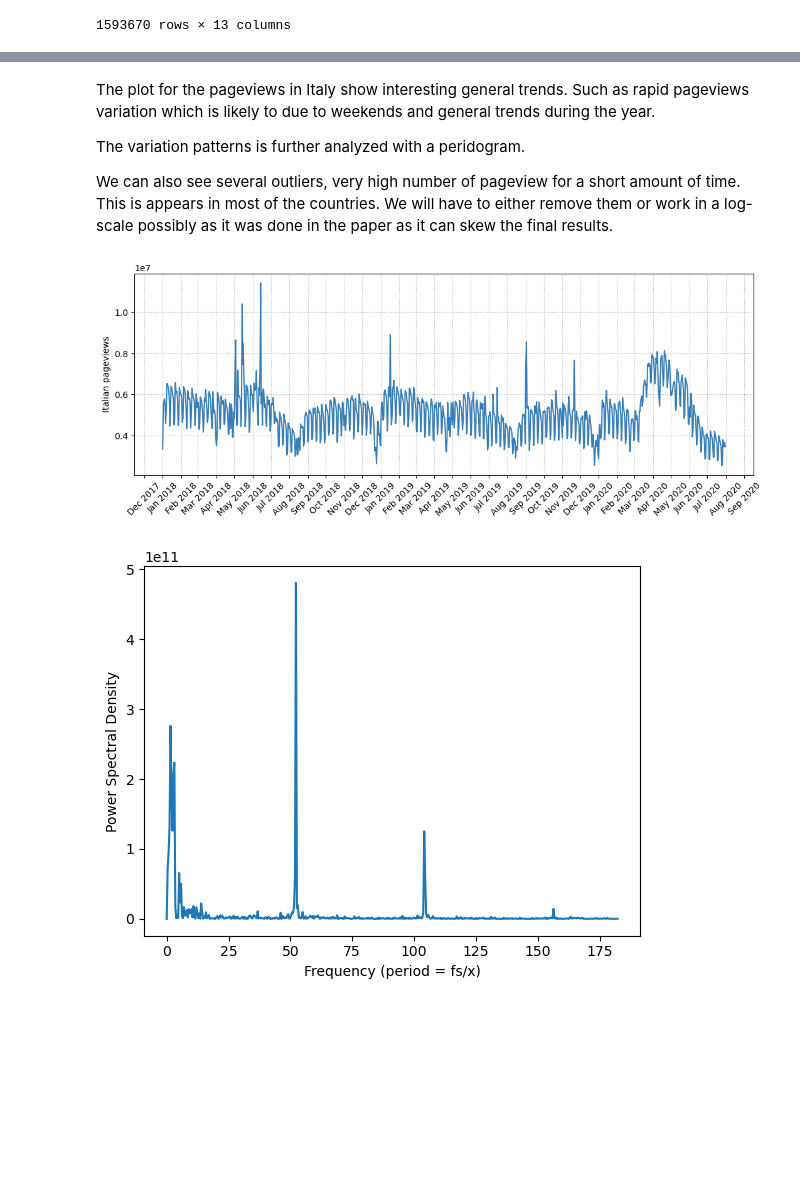
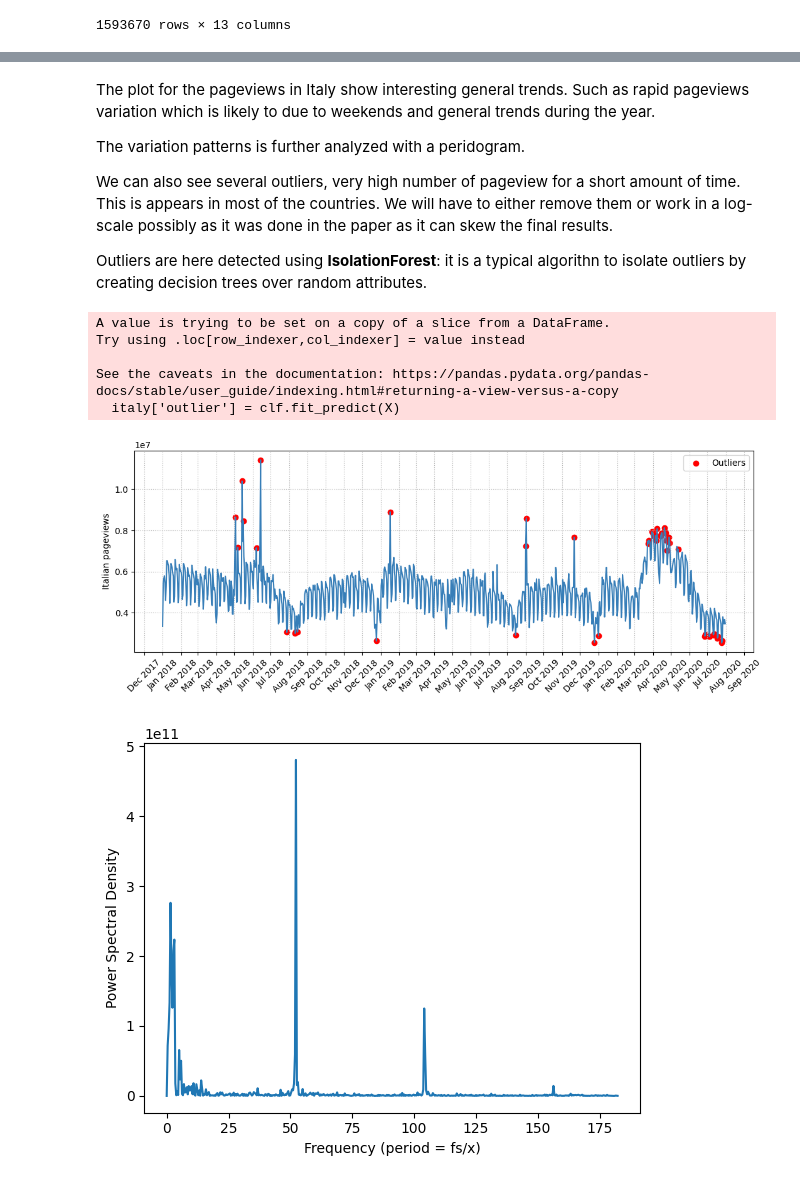
Before and after one commit to epfl-ada/ada-2023-project-rablashijupa, a Jupyter notebook: Wikipedia_Culture2.ipynb, the cells around one changed output, grey strips where cells are left out. Saved outputs shown, nothing was run; the diff lists cells and outputs as text; code cells hidden in the pictures; blank space fills up the shorter version.

Commit message:
Comments added + Outlier detection + Pageview proportion plot

```diff
--- a/Wikipedia_Culture2.ipynb
+++ b/Wikipedia_Culture2.ipynb
@@ -180,23 +189,38 @@ The plot for the pageviews in Italy show interesting general trends. Such as rap
 The variation patterns is further analyzed with a peridogram.
 
 We can also see several outliers, very high number of pageview for a short amount of time. This is appears in most of the countries. We will have to either remove them or work in a log-scale possibly as it was done in the paper as it can skew the final results.
+
+Outliers are here detected using **IsolationForest**: it is a typical algorithn to isolate outliers by creating decision trees over random attributes.
-# %%
-italy = df_timeseries[(df_timeseries.language == 'it') & (df_timeseries.topic == 'ALL')]
-fig = plt.figure(constrained_layout=False, figsize=(28,10))
-gs = fig.add_gridspec(2, 2, hspace=0.4)
-ax = fig.add_subplot(gs[0, 0])
-
-ax.plot(italy.date , italy.pageviews, color="#377eb8", zorder=9)
-
-ax.xaxis.set_major_locator(mdates.MonthLocator())
-ax.xaxis.set_major_formatter(mdates.DateFormatter('%b %Y'))
-plt.setp(ax.get_xticklabels(), rotation=45)
-
-ax.set_ylabel("Italian pageviews")
-
-ax.grid(ls=":")
-# %% [output]
-[figure, removed]
+# %%
+from sklearn.ensemble import IsolationForest
+
+italy = df_timeseries[(df_timeseries.language == 'it') & (df_timeseries.topic == 'ALL')]
+
+X = italy['pageviews'].values.reshape(-1, 1)
+clf = IsolationForest(contamination=0.05, random_state=42)
+italy['outlier'] = clf.fit_predict(X)
+italy.loc[:, 'outlier'] = clf.fit_predict(X)
+outliers = italy[italy['outlier'] == -1]
+
+fig = plt.figure(constrained_layout=False, figsize=(28, 10))
+gs = fig.add_gridspec(2, 2, hspace=0.4)
+ax = fig.add_subplot(gs[0, 0])
+
+ax.plot(italy['date'], italy['pageviews'], color="#377eb8", zorder=9)
+ax.scatter(outliers['date'], outliers['pageviews'], color='red', label='Outliers')
+ax.xaxis.set_major_locator(mdates.MonthLocator())
+ax.xaxis.set_major_formatter(mdates.DateFormatter('%b %Y'))
+plt.setp(ax.get_xticklabels(), rotation=45)
+ax.set_ylabel("Italian pageviews")
+ax.legend()
+ax.grid(ls=":")
+# %% [output]
+A value is trying to be set on a copy of a slice from a DataFrame.
+Try using .loc[row_indexer,col_indexer] = value instead
+
+See the caveats in the documentation: https://pandas.pydata.org/pandas-docs/stable/user_guide/indexing.html#returning-a-view-versus-a-copy
+  italy['outlier'] = clf.fit_predict(X)
+[figure, added]
 # %%
 freq, spectrum = periodogram(italy.pageviews, fs=365)
 plt.plot(freq,spectrum)
```
Also changed, not shown: parts of 9 cells of this notebook.
